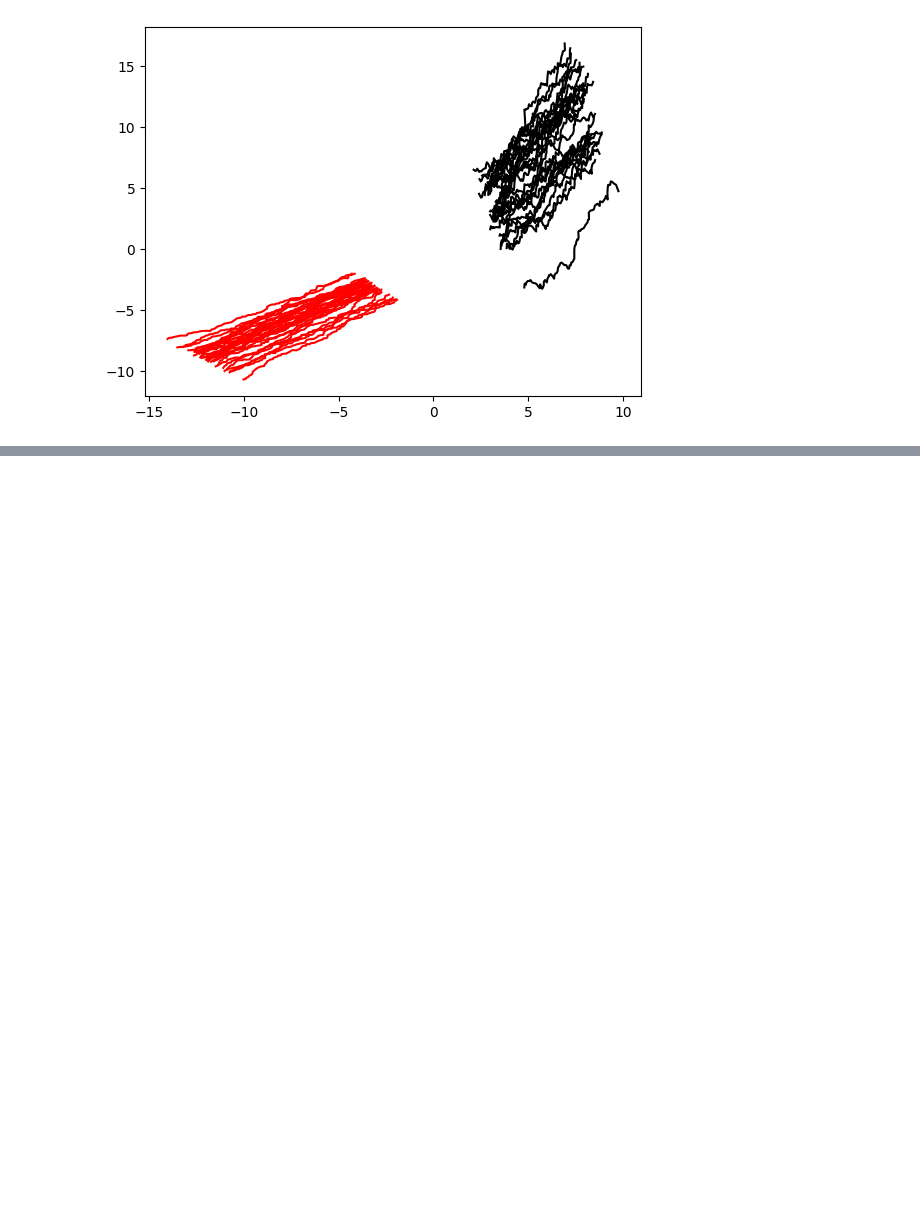
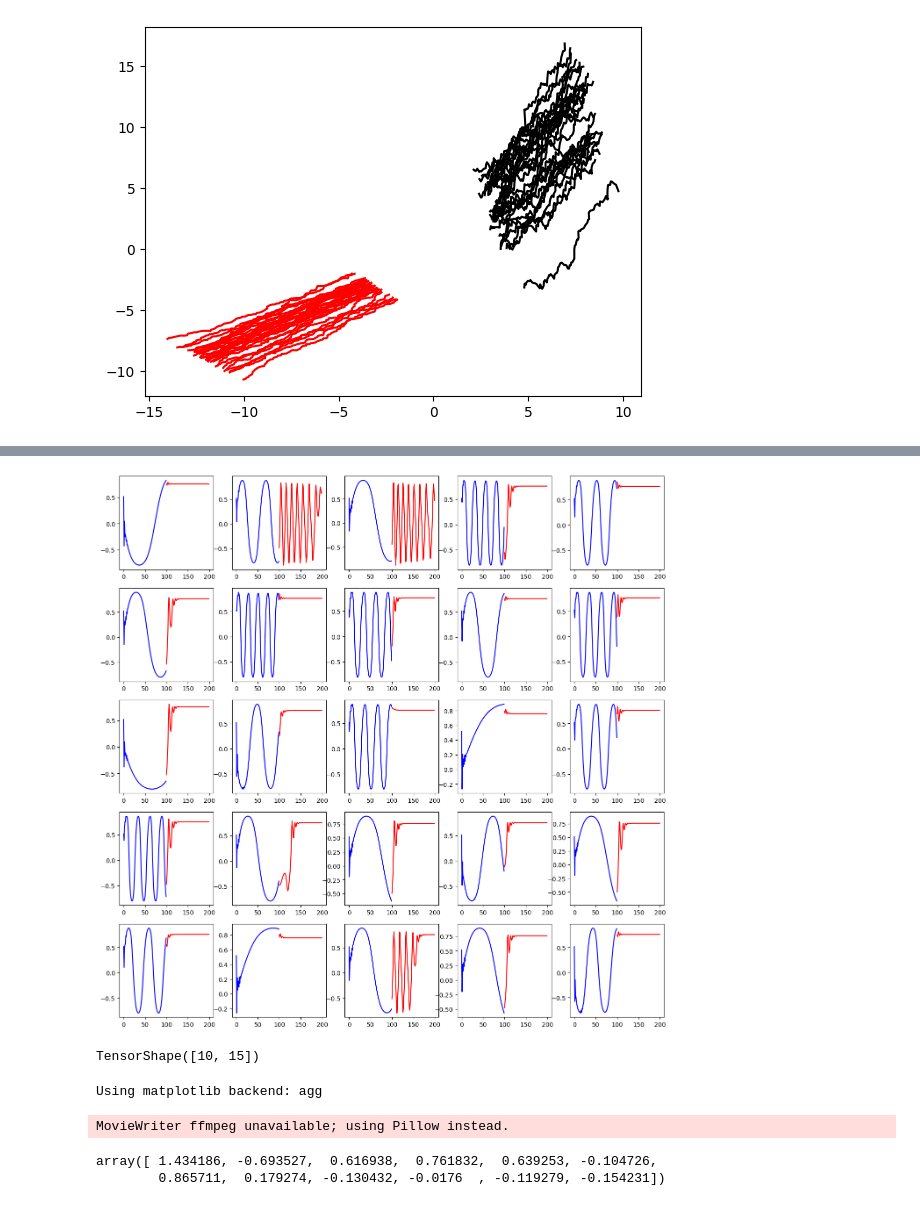
Before and after one commit to claCase/Variational-Latent-Sequence-Clustering, a Jupyter notebook: tf_lite_convert.ipynb, the cells around one changed output, grey strips where cells are left out. Drawn from its saved outputs; the diff is of its cells as text; code cells hidden in the pictures; blank space fills up the shorter version.

```diff
--- a/tf_lite_convert.ipynb
+++ b/tf_lite_convert.ipynb
@@ -211,0 +244,45 @@ Your kernel may have been built without NUMA support.
+# %%
+length = 100
+
+out = rnnmodel.sample(traj, length=length)
+x_samples = out["output"]
+plt.figure(figsize=(16, 16))
+base = np.arange(x_samples.shape[1])
+for i in range(1, 26):
+    plt.subplot(5, 5, i)
+    plt.plot(
+        base[:-length],
+        x_samples[i, :-length, 0], color="blue"
+    )
+    plt.plot(
+        base[-length:],
+        x_samples[i, -length:, 0], color="red"
+    )
+# %% [output]
+[figure, added]
+# %%
+rnnmodel._cell.get_initial_state(batch_size=10, dtype=tf.float32).shape
+# %% [output]
+TensorShape([10, 15])
+# %%
+fig, ax = plt.subplots(subplot_kw={"projection":"3d"})
+dt = 1
+x = np.zeros(3)
+x_traj = np.empty(shape=(1000, 3))
+for t in range(1000):
+    x =  x + dataset[0, 0, t, -3:] * dt
+    x_traj[t, :] = x
+
+def animate(t):
+    ax.plot(x_traj[:t, 0], x_traj[:t, 1], x_traj[:t, 2], color="black")
+
+anim = FuncAnimation(fig, animate, 200)
+anim.save("./animation.gif")
+# %% [output]
+Using matplotlib backend: agg
+MovieWriter ffmpeg unavailable; using Pillow instead.
+# %%
+dataset[0,0,2, :]
+# %% [output]
+array([ 1.434186, -0.693527,  0.616938,  0.761832,  0.639253, -0.104726,
+        0.865711,  0.179274, -0.130432, -0.0176  , -0.119279, -0.154231])
```
Also changed, not shown: parts of 27 cells of this notebook.
